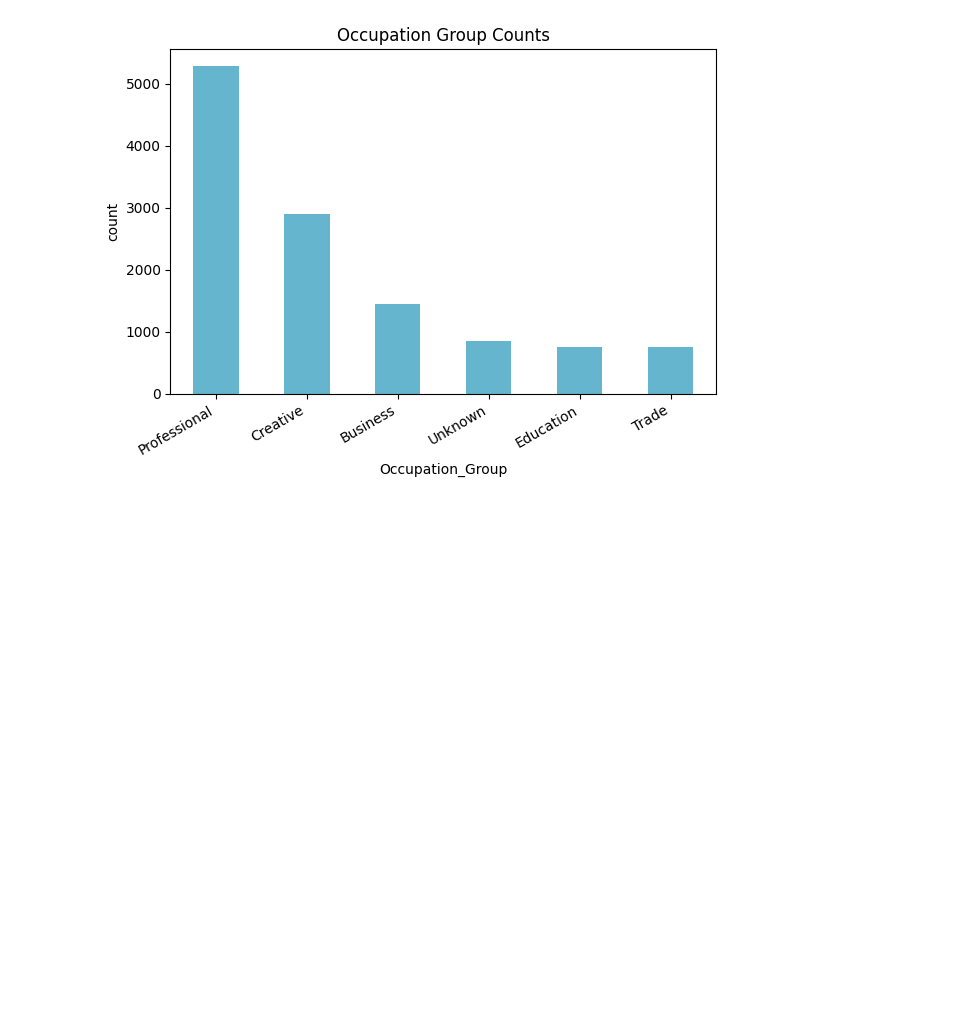
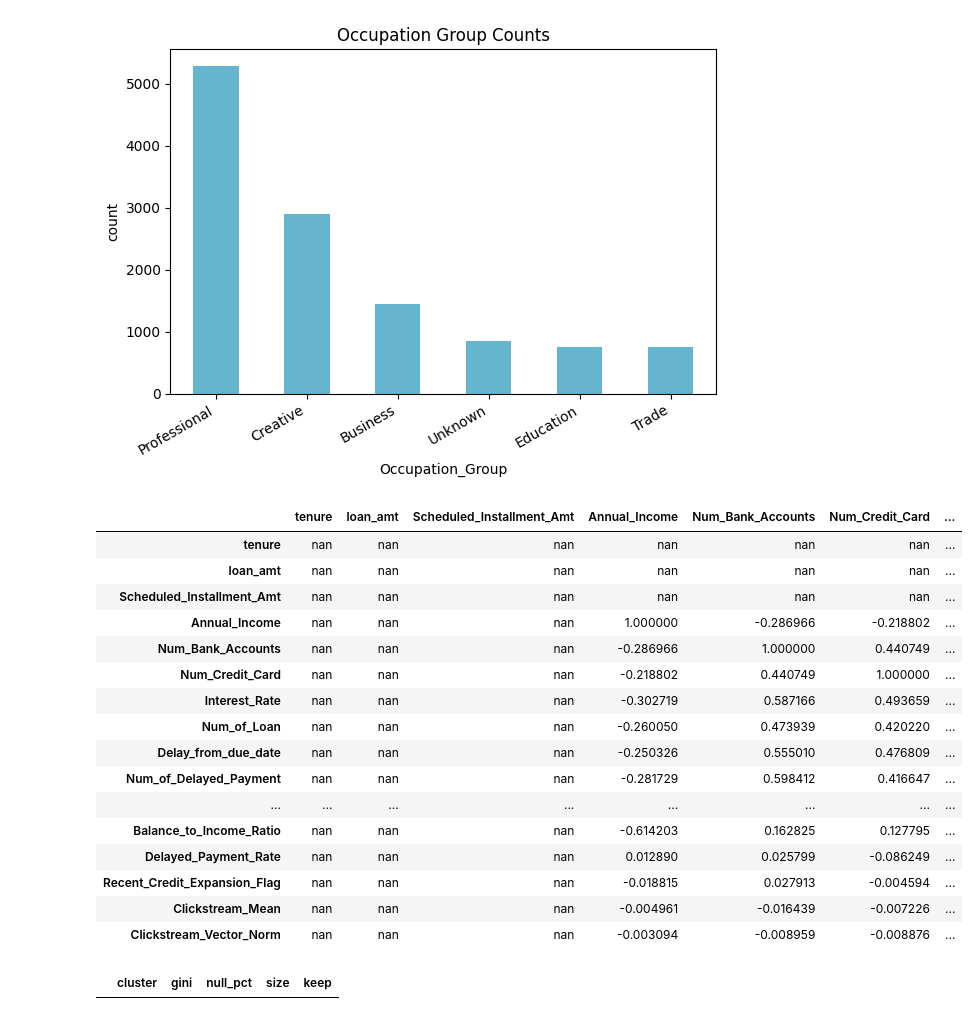
Before and after one commit to zred-kwk/MITB_MLE_Individual_assignment, a Jupyter notebook: data_processing_main.ipynb, the cells around one changed output. Saved outputs shown, nothing was run; the diff lists cells and outputs as text; code cells hidden in the pictures; blank space fills up the shorter version.

```diff
--- a/data_processing_main.ipynb
+++ b/data_processing_main.ipynb
@@ -1726,3 +1670,65 @@ plt.tight_layout()
 plt.show()
 # %% [output]
 [figure]
+# %%
+# check for multicollinearity among numeric features using a correlation matrix
+numeric_cols = feature_pdf.select_dtypes(include=[np.number]).columns
+correlation_matrix = feature_pdf[numeric_cols].corr()
+correlation_matrix.style.background_gradient(cmap='coolwarm')
+# %% [output]
+|  | tenure | loan_amt | Scheduled_Installment_Amt | Annual_Income | Num_Bank_Accounts | Num_Credit_Card | ... |
+| tenure | nan | nan | nan | nan | nan | nan | ... |
+| loan_amt | nan | nan | nan | nan | nan | nan | ... |
+| Scheduled_Installment_Amt | nan | nan | nan | nan | nan | nan | ... |
+| Annual_Income | nan | nan | nan | 1.000000 | -0.286966 | -0.218802 | ... |
+| Num_Bank_Accounts | nan | nan | nan | -0.286966 | 1.000000 | 0.440749 | ... |
+| Num_Credit_Card | nan | nan | nan | -0.218802 | 0.440749 | 1.000000 | ... |
+| Interest_Rate | nan | nan | nan | -0.302719 | 0.587166 | 0.493659 | ... |
+| Num_of_Loan | nan | nan | nan | -0.260050 | 0.473939 | 0.420220 | ... |
+| Delay_from_due_date | nan | nan | nan | -0.250326 | 0.555010 | 0.476809 | ... |
+| Num_of_Delayed_Payment | nan | nan | nan | -0.281729 | 0.598412 | 0.416647 | ... |
+| ... | ... | ... | ... | ... | ... | ... | ... |
+| Balance_to_Income_Ratio | nan | nan | nan | -0.614203 | 0.162825 | 0.127795 | ... |
+| Delayed_Payment_Rate | nan | nan | nan | 0.012890 | 0.025799 | -0.086249 | ... |
+| Recent_Credit_Expansion_Flag | nan | nan | nan | -0.018815 | 0.027913 | -0.004594 | ... |
+| Clickstream_Mean | nan | nan | nan | -0.004961 | -0.016439 | -0.007226 | ... |
+| Clickstream_Vector_Norm | nan | nan | nan | -0.003094 | -0.008959 | -0.008876 | ... |
+# %%
+from sklearn.metrics import roc_auc_score
+from scipy.cluster import hierarchy
+from scipy.spatial.distance import squareform
+
+# 0. time-based split (adjust cutoff to your snapshot range)
+merged_pdf['snapshot_date'] = pd.to_datetime(merged_pdf['snapshot_date'])
+train = merged_pdf[merged_pdf['snapshot_date'] < '2024-07-01']
+y = train['label']
+
+num_cols = (train.select_dtypes(include=[np.number]).columns
+            .drop(['label'], errors='ignore'))
+
+# 1. univariate signal: Gini = |2*AUC - 1|, rank-based and direction-free
+def gini(s, y):
+    m = s.notna()
+    return abs(2 * roc_auc_score(y[m], s[m]) - 1)
+
+signal = pd.Series({c: gini(train[c], y) for c in num_cols})
+
+# 2-3. Spearman distance matrix and hierarchical clustering
+rho = train[num_cols].corr(method='spearman')
+dist = (1 - rho.abs()).fillna(1)
+np.fill_diagonal(dist.values, 0)
+Z = hierarchy.linkage(squareform(dist.values, checks=False), method='average')
+
+THRESH = 0.95   # |rho| level; 0.8 for linear/logistic, ~0.95 if the model is XGBoost
+clusters = pd.Series(hierarchy.fcluster(Z, t=1 - THRESH, criterion='distance'),
+                     index=num_cols)
+
+# 4. keep the highest-signal feature in each cluster
+report = pd.DataFrame({'cluster': clusters, 'gini': signal,
+                       'null_pct': train[num_cols].isna().mean()})
+report['size'] = report.groupby('cluster')['gini'].transform('size')
+report['keep'] = report['gini'] == report.groupby('cluster')['gini'].transform('max')
+report.sort_values(['cluster', 'gini'], ascending=[True, False])\
+      .query('size > 1')          # inspect every multi-member cluster by eye
+# %% [output]
+|  | cluster | gini | null_pct | size | keep |
```
Also changed, not shown: parts of 27 cells of this notebook, 22 other files.
